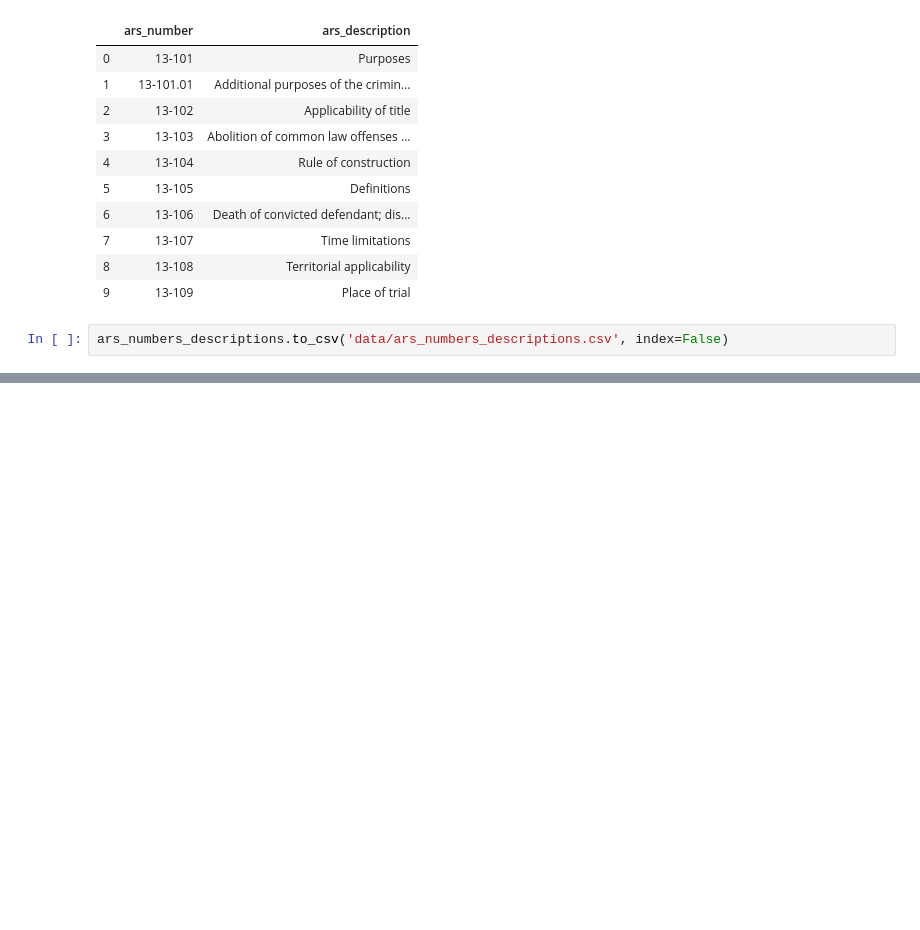
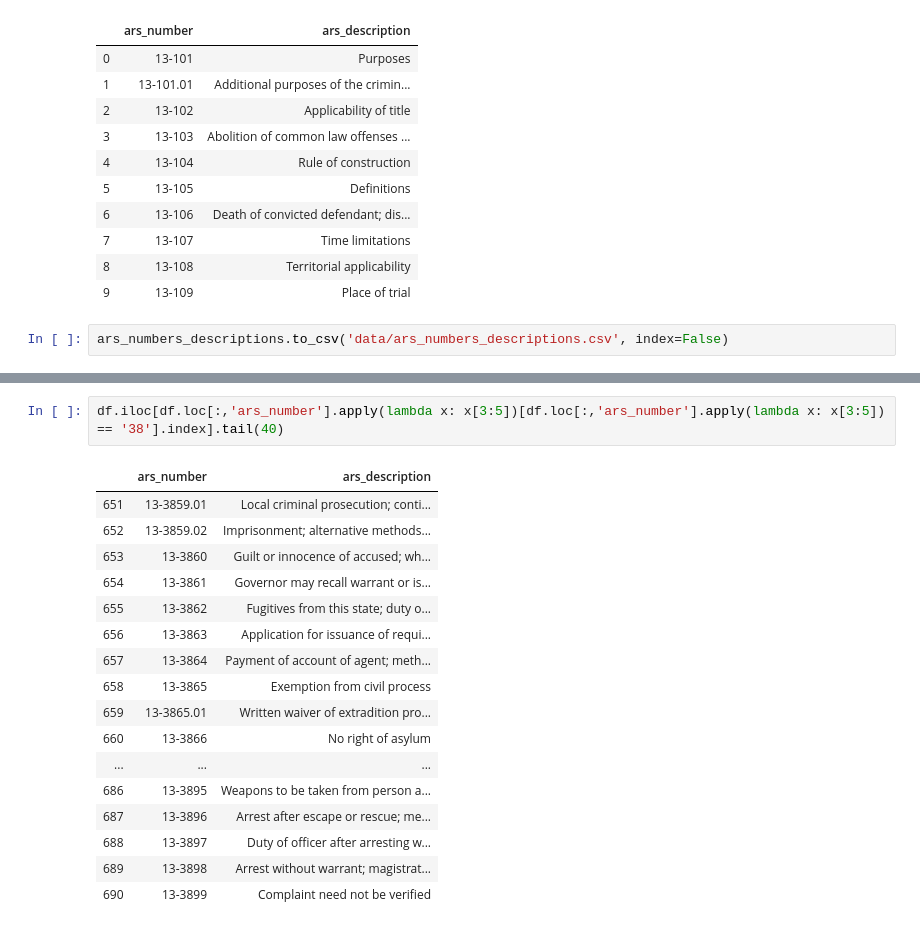
Before and after one commit to mrkjhsn/AZ-Traffic-Stop-Analysis, a Jupyter notebook: webscraping_ars_numbers_descriptions.ipynb, the cells around one changed output, grey strips where cells are left out. Cells and saved outputs as stored; diff of their text form; blank space fills up the shorter version.

```diff
--- a/webscraping_ars_numbers_descriptions.ipynb
+++ b/webscraping_ars_numbers_descriptions.ipynb
@@ -47,0 +106,20 @@ ars_numbers_descriptions.to_csv('data/ars_numbers_descriptions.csv', index=False
+# %%
+df.iloc[df.loc[:,'ars_number'].apply(lambda x: x[3:5])[df.loc[:,'ars_number'].apply(lambda x: x[3:5]) == '38'].index].tail(40)
+# %% [output]
+|  | ars_number | ars_description |
+| 651 | 13-3859.01 | Local criminal prosecution; conti... |
+| 652 | 13-3859.02 | Imprisonment; alternative methods... |
+| 653 | 13-3860 | Guilt or innocence of accused; wh... |
+| 654 | 13-3861 | Governor may recall warrant or is... |
+| 655 | 13-3862 | Fugitives from this state; duty o... |
+| 656 | 13-3863 | Application for issuance of requi... |
+| 657 | 13-3864 | Payment of account of agent; meth... |
+| 658 | 13-3865 | Exemption from civil process |
+| 659 | 13-3865.01 | Written waiver of extradition pro... |
+| 660 | 13-3866 | No right of asylum |
+| ... | ... | ... |
+| 686 | 13-3895 | Weapons to be taken from person a... |
+| 687 | 13-3896 | Arrest after escape or rescue; me... |
+| 688 | 13-3897 | Duty of officer after arresting w... |
+| 689 | 13-3898 | Arrest without warrant; magistrat... |
+| 690 | 13-3899 | Complaint need not be verified |
```
Also changed, not shown: parts of 8 cells of this notebook.
